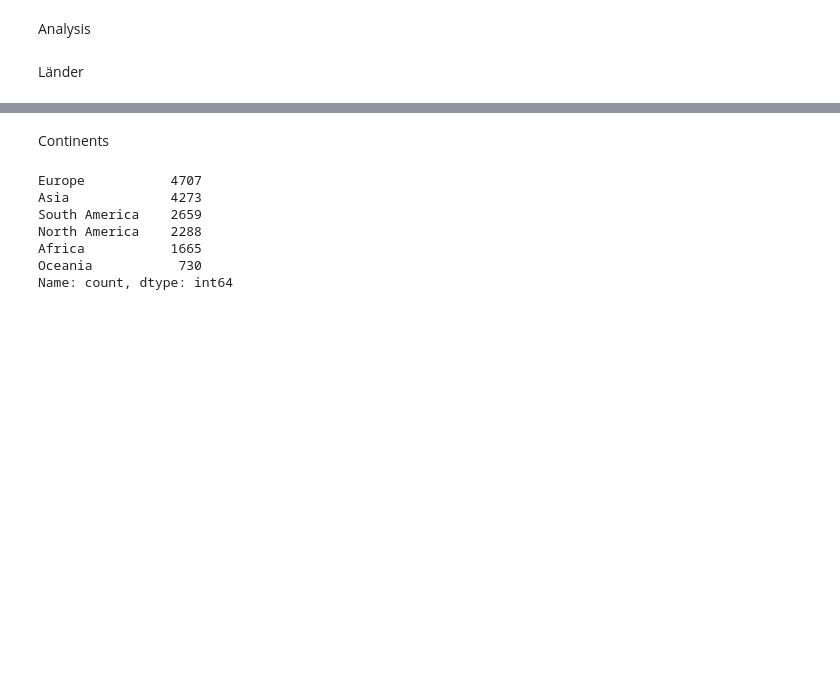
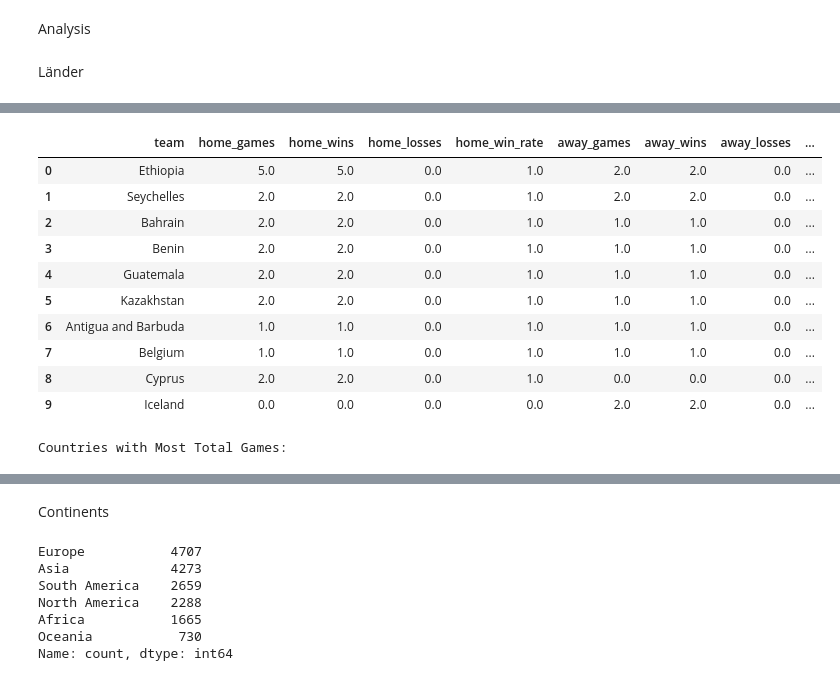
Before and after one commit to NiklasSeitherDHBW/Fussballergebnisse, a Jupyter notebook: Kontinente_Länder_Carlo.ipynb, the cells around one changed output, grey strips where cells are left out. Drawn from its saved outputs; the diff is of its cells as text; code cells hidden in the pictures; blank space fills up the shorter version.

```diff
--- a/Kontinente_Länder_Carlo.ipynb
+++ b/Kontinente_Länder_Carlo.ipynb
@@ -417,7 +439,9 @@ print(total_stats)
 # %%
+
+
 # Function to calculate win rates handling zero division
 def calculate_win_rate(wins, games):
-    if games == 0 | wins == 0:
+    if games == 0:
         return 0
     else:
         return wins / games
@@ -427,45 +451,41 @@ home_stats = df_shootouts.groupby('home_team').agg(
     home_games=('home_team', 'size'),
     home_wins=('winner', lambda x: (x == df_shootouts.loc[x.index, 'home_team']).sum()),
     home_losses=('winner', lambda x: (x != df_shootouts.loc[x.index, 'home_team']).sum())
-)
+).reset_index()
 home_stats['home_win_rate'] = home_stats.apply(lambda row: calculate_win_rate(row['home_wins'], row['home_games']), axis=1)
+home_stats.rename(columns={'home_team': 'team'}, inplace=True)
 
 # Calculate statistics for away games
 away_stats = df_shootouts.groupby('away_team').agg(
     away_games=('away_team', 'size'),
     away_wins=('winner', lambda x: (x == df_shootouts.loc[x.index, 'away_team']).sum()),
     away_losses=('winner', lambda x: (x != df_shootouts.loc[x.index, 'away_team']).sum())
-)
+).reset_index()
 away_stats['away_win_rate'] = away_stats.apply(lambda row: calculate_win_rate(row['away_wins'], row['away_games']), axis=1)
+away_stats.rename(columns={'away_team': 'team'}, inplace=True)
 
-# Combine home and away statistics to get total statistics
-total_stats = pd.concat([
-    home_stats.rename(columns={
-        'home_games': 'total_games',
-        'home_wins': 'total_wins',
-        'home_losses': 'total_losses',
-        'home_win_rate': 'total_win_rate'
-    }),
-    away_stats.rename(columns={
-        'away_games': 'total_games',
-        'away_wins': 'total_wins',
-        'away_losses': 'total_losses',
-        'away_win_rate': 'total_win_rate'
-    })
-]).groupby(level=0).sum()
+# Merge home and away statistics
+total_stats = pd.merge(home_stats, away_stats, on='team', how='outer').fillna(0)
 
-# Sorting each dataframe by win rate in descending order
-home_stats = home_stats.astype({'home_win_rate': float}).sort_values(by='home_win_rate', ascending=False).head(10).reset_index()
-away_stats = away_stats.astype({'away_win_rate': float}).sort_values(by='away_win_rate', ascending=False).head(10).reset_index()
-total_stats = total_stats.astype({'total_win_rate': float}).sort_values(by='total_win_rate', ascending=False).head(10).reset_index()
+# Calculate total statistics
+total_stats['total_games'] = total_stats['home_games'] + total_stats['away_games']
+total_stats['total_wins'] = total_stats['home_wins'] + total_stats['away_wins']
+total_stats['total_losses'] = total_stats['home_losses'] + total_stats['away_losses']
+total_stats['total_win_rate'] = total_stats.apply(lambda row: calculate_win_rate(row['total_wins'], row['total_games']), axis=1)
 
-# Displaying the results in separate tables
-print("Home Game Statistics:")
-print(home_stats[['home_team', 'home_games', 'home_wins', 'home_losses', 'home_win_rate']])
+# Sort by total win rate and total games in descending order
+sorted_total_stats = total_stats.sort_values(by=['total_win_rate', 'total_games'], ascending=[False, False]).reset_index(drop=True)
+sorted_total_stats = sorted_total_stats.head(10)
+# DataFrame sorted by total games in descending order
+most_games_stats = total_stats.sort_values(by='total_games', ascending=False).reset_index(drop=True)
+most_games_stats = most_games_stats.head(10)
+# Display the sorted DataFrame by win rate
+print("Sorted by Total Win Rate and Total Games:")
+display(sorted_total_stats[['team', 'home_games', 'home_wins', 'home_losses', 'home_win_rate',
+                            'away_games', 'away_wins', 'away_losses', 'away_win_rate',
+                            'total_games', 'total_wins', 'total_losses', 'total_win_rate']])
 
-print("\nAway Game Statistics:")
-print(away_stats[['away_team', 'away_games', 'away_wins', 'away_losses', 'away_win_rate']])
-
-print("\nTotal Statistics:")
-print(total_stats[['total_games', 'total_wins', 'total_losses', 'total_win_rate']])
+# Display the DataFrame with the most total games
+print("\nCountries with Most Total Games:")
+display(most_games_stats[['team', 'total_games']])
 # %% [output]
@@ -488,0 +493,12 @@ Home Game Statistics:
+|  | team | home_games | home_wins | home_losses | home_win_rate | away_games | away_wins | away_losses | ... |
+| 0 | Ethiopia | 5.0 | 5.0 | 0.0 | 1.0 | 2.0 | 2.0 | 0.0 | ... |
+| 1 | Seychelles | 2.0 | 2.0 | 0.0 | 1.0 | 2.0 | 2.0 | 0.0 | ... |
+| 2 | Bahrain | 2.0 | 2.0 | 0.0 | 1.0 | 1.0 | 1.0 | 0.0 | ... |
+| 3 | Benin | 2.0 | 2.0 | 0.0 | 1.0 | 1.0 | 1.0 | 0.0 | ... |
+| 4 | Guatemala | 2.0 | 2.0 | 0.0 | 1.0 | 1.0 | 1.0 | 0.0 | ... |
+| 5 | Kazakhstan | 2.0 | 2.0 | 0.0 | 1.0 | 1.0 | 1.0 | 0.0 | ... |
+| 6 | Antigua and Barbuda | 1.0 | 1.0 | 0.0 | 1.0 | 1.0 | 1.0 | 0.0 | ... |
+| 7 | Belgium | 1.0 | 1.0 | 0.0 | 1.0 | 1.0 | 1.0 | 0.0 | ... |
+| 8 | Cyprus | 2.0 | 2.0 | 0.0 | 1.0 | 0.0 | 0.0 | 0.0 | ... |
+| 9 | Iceland | 0.0 | 0.0 | 0.0 | 0.0 | 2.0 | 2.0 | 0.0 | ... |
+Countries with Most Total Games:
```
Also changed, not shown: parts of 4 cells of this notebook.
